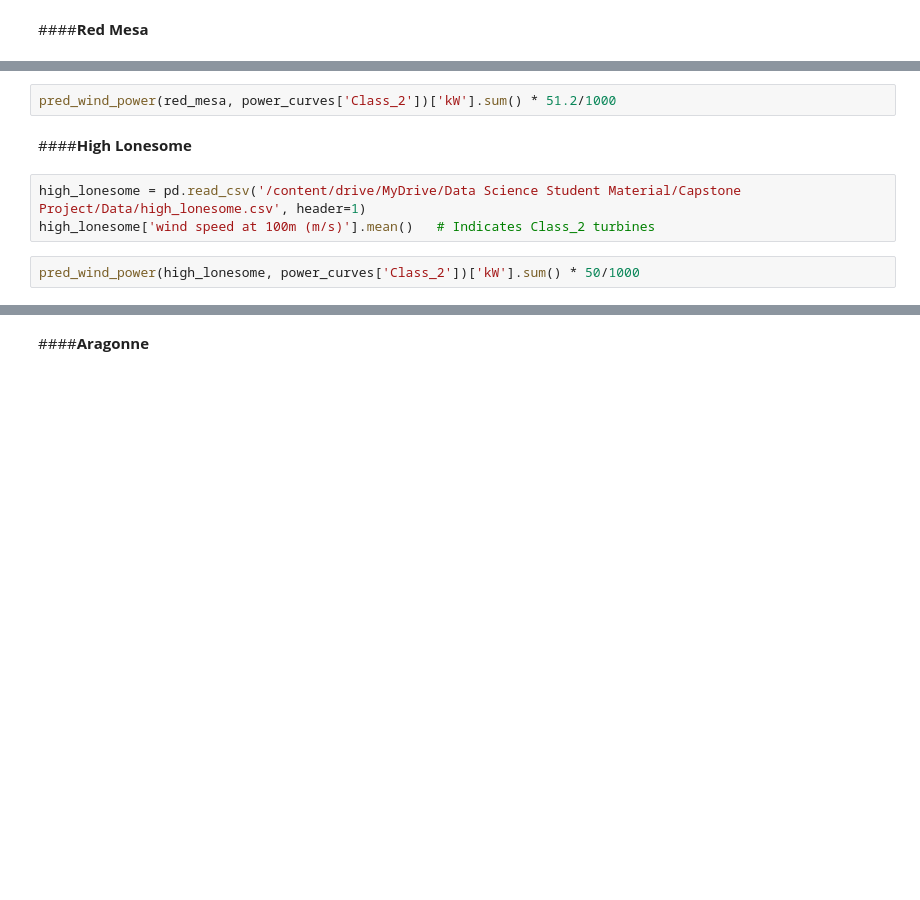
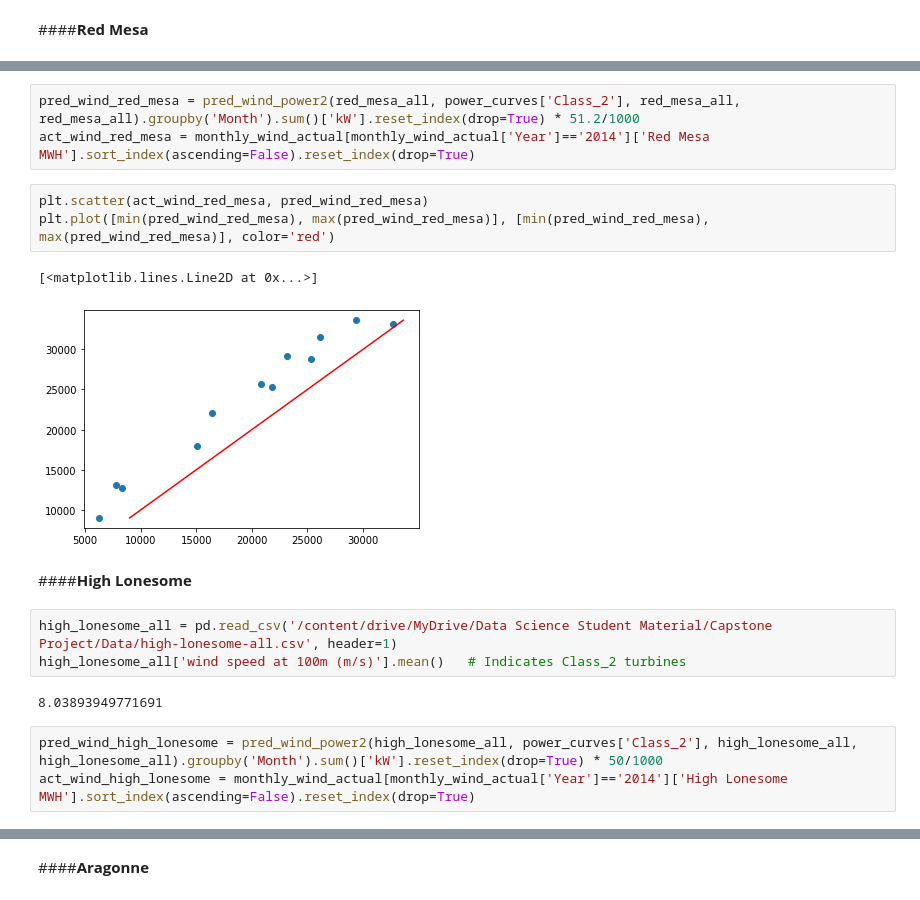
Before and after one commit to kengustafson/DD-DataScience, a Jupyter notebook: Copy_of_Capstone_Project_Cohort_4.ipynb, the cells around one changed output, grey strips where cells are left out. Cells and saved outputs as stored; diff of their text form; blank space fills up the shorter version.

```diff
--- a/Copy_of_Capstone_Project_Cohort_4.ipynb
+++ b/Copy_of_Capstone_Project_Cohort_4.ipynb
@@ -356,9 +318,19 @@ red_mesa['wind speed at 100m (m/s)'].mean()   # Indicates Class_2 turbines
-# %%
-pred_wind_power(red_mesa, power_curves['Class_2'])['kW'].sum() * 51.2/1000
+# %%
+pred_wind_red_mesa = pred_wind_power2(red_mesa_all, power_curves['Class_2'], red_mesa_all, red_mesa_all).groupby('Month').sum()['kW'].reset_index(drop=True) * 51.2/1000
+act_wind_red_mesa = monthly_wind_actual[monthly_wind_actual['Year']=='2014']['Red Mesa MWH'].sort_index(ascending=False).reset_index(drop=True)
+# %%
+plt.scatter(act_wind_red_mesa, pred_wind_red_mesa)
+plt.plot([min(pred_wind_red_mesa), max(pred_wind_red_mesa)], [min(pred_wind_red_mesa), max(pred_wind_red_mesa)], color='red')
+# %% [output]
+[<matplotlib.lines.Line2D at 0x...>]
+[figure, added]
 # %% [markdown]
 ####**High Lonesome**
 # %%
-high_lonesome = pd.read_csv('/content/drive/MyDrive/Data Science Student Material/Capstone Project/Data/high_lonesome.csv', header=1)
-high_lonesome['wind speed at 100m (m/s)'].mean()   # Indicates Class_2 turbines
+high_lonesome_all = pd.read_csv('/content/drive/MyDrive/Data Science Student Material/Capstone Project/Data/high-lonesome-all.csv', header=1)
+high_lonesome_all['wind speed at 100m (m/s)'].mean()   # Indicates Class_2 turbines
+# %% [output]
+8.03893949771691
-# %%
-pred_wind_power(high_lonesome, power_curves['Class_2'])['kW'].sum() * 50/1000
+# %%
+pred_wind_high_lonesome = pred_wind_power2(high_lonesome_all, power_curves['Class_2'], high_lonesome_all, high_lonesome_all).groupby('Month').sum()['kW'].reset_index(drop=True) * 50/1000
+act_wind_high_lonesome = monthly_wind_actual[monthly_wind_actual['Year']=='2014']['High Lonesome MWH'].sort_index(ascending=False).reset_index(drop=True)
```
Also changed, not shown: parts of 91 cells of this notebook.
